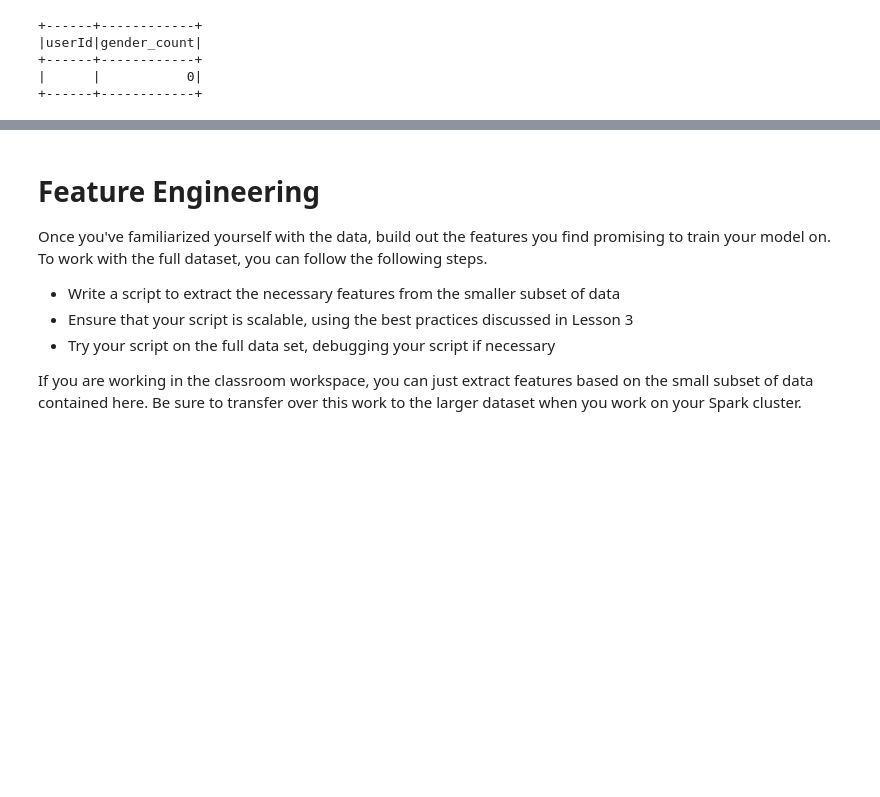
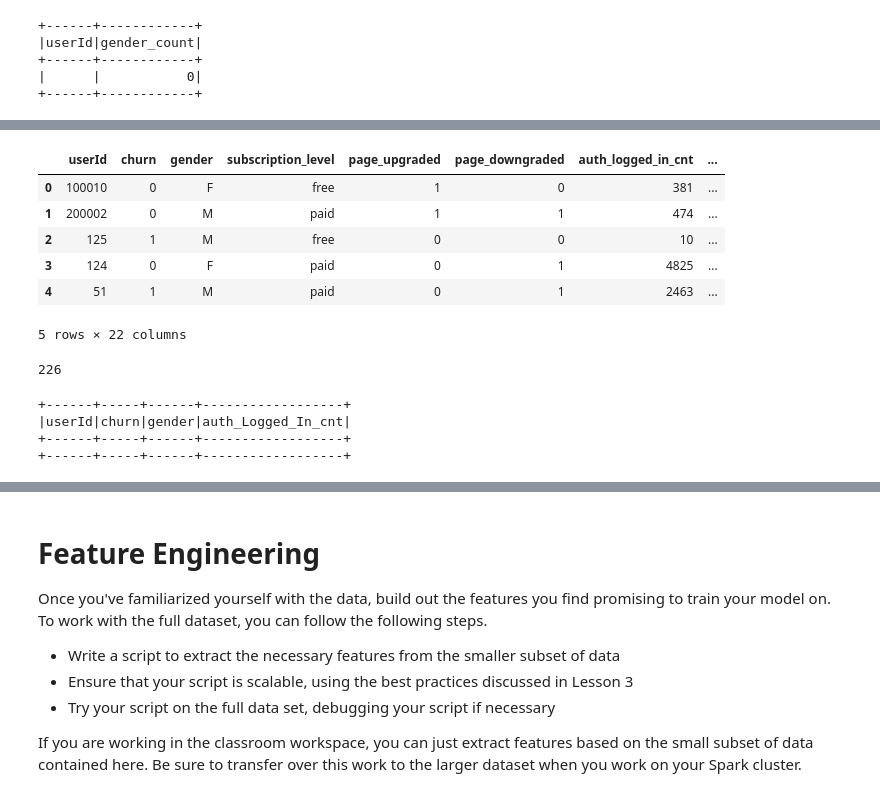
Before and after one commit to j450h1/https-github.com-j450h1-udacity-data-scientist-nanodegree-capstone-project, a Jupyter notebook: Sparkify.ipynb, the cells around one changed output, grey strips where cells are left out. Drawn from its saved outputs; the diff is of its cells as text; code cells hidden in the pictures; blank space fills up the shorter version.

```diff
--- a/Sparkify.ipynb
+++ b/Sparkify.ipynb
@@ -262,0 +399,47 @@ df.groupBy('userId')\
+# %%
+exprs = [\
+   sparkMax(col('churn')).alias('churn')\
+  ,sparkMax(col('Gender')).alias('gender')\
+  ,sparkMax(col('level')).alias('subscription_level')\
+  ,sparkMax(when(col("page") == 'Upgrade', 1).otherwise(0)).alias('page_upgraded')
+  ,sparkMax(when(col("page") == 'Downgrade', 1).otherwise(0)).alias('page_downgraded')
+  ,count(when(col("auth") == 'Logged In', True)).alias('auth_logged_in_cnt')\
+  ,count(when(col("auth") == 'Logged Out', True)).alias('auth_logged_out_cnt')\
+  ,count(when(col("auth") == 'Guest', True)).alias('auth_guest_cnt')\
+  ,count(when(col("status") == '404', True)).alias('status_404_cnt')\
+  ,count(when(col("status") == '307', True)).alias('status_307_cnt')\
+  ,count(when(col("page") == 'Next Song', True)).alias('page_next_song_cnt')
+  ,count(when(col("page") == 'Thumbs Up', True)).alias('page_thumbs_up_cnt')
+  ,count(when(col("page") == 'Thumbs Down', True)).alias('page_thumbs_down_cnt')
+  ,count(when(col("page") == 'Add to Playlist', True)).alias('page_playlist_cnt')
+  ,count(when(col("page") == 'Add Friend', True)).alias('page_friend_cnt')
+  ,count(when(col("page") == 'Roll Advert', True)).alias('page_roll_ad_cnt')
+  ,count(when(col("page") == 'Logout', True)).alias('page_logout_cnt')
+  ,count(when(col("page") == 'Help', True)).alias('page_help_cnt')
+  ,countDistinct('artist').alias('artist_cnt')\
+  ,countDistinct('song').alias('song_cnt')\
+  ,countDistinct('sessionId').alias('session_cnt')\
+]
+
+user_df = df.groupBy('userId')\
+.agg(*exprs)
+user_df.toPandas().head()
+# %% [output]
+|  | userId | churn | gender | subscription_level | page_upgraded | page_downgraded | auth_logged_in_cnt | ... |
+| 0 | 100010 | 0 | F | free | 1 | 0 | 381 | ... |
+| 1 | 200002 | 0 | M | paid | 1 | 1 | 474 | ... |
+| 2 | 125 | 1 | M | free | 0 | 0 | 10 | ... |
+| 3 | 124 | 0 | F | paid | 0 | 1 | 4825 | ... |
+| 4 | 51 | 1 | M | paid | 0 | 1 | 2463 | ... |
+5 rows × 22 columns
+# %%
+user_df.count() # same as original userId count near top
+# %% [output]
+226
+# %%
+user_df.where(col("userId").isNull()).show() # we are going to ignore users without a userId since we can't aggregate
+# %% [output]
++------+-----+------+------------------+
+|userId|churn|gender|auth_Logged_In_cnt|
++------+-----+------+------------------+
++------+-----+------+------------------+
```
Also changed, not shown: parts of 44 cells of this notebook, 2 other files.
